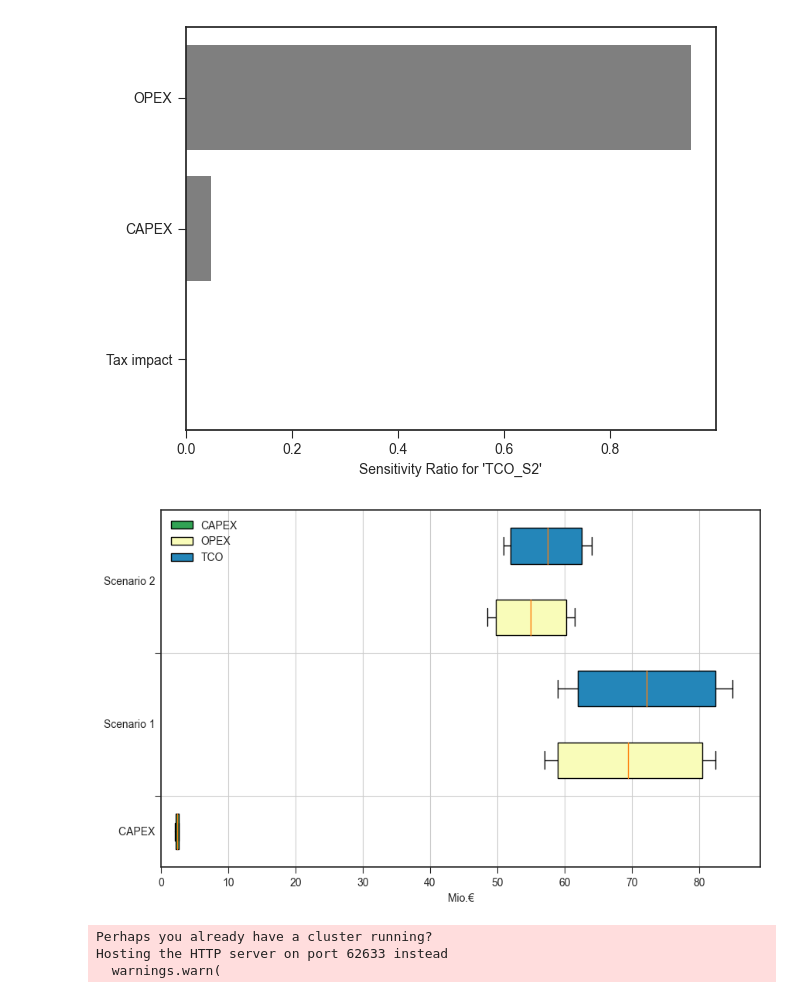
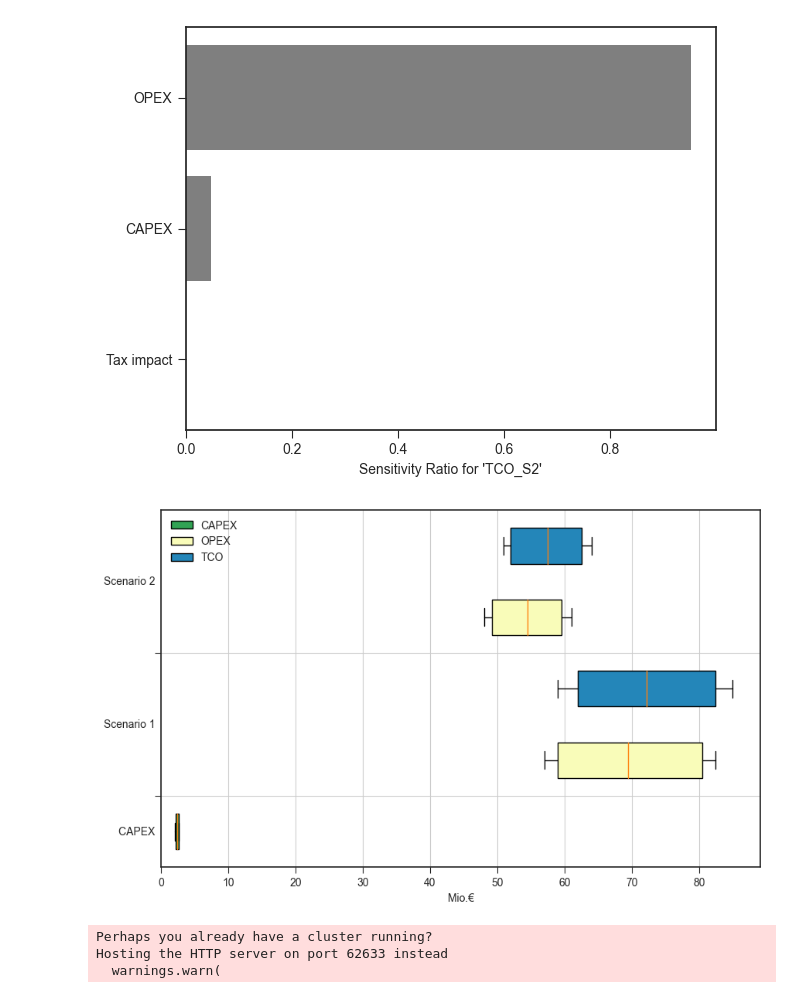
Before and after one commit to LCC-Tool/LCC_Tool_5MW-PEMWE, a Jupyter notebook: LCC_tool.ipynb, the cells around one changed output. Drawn from its saved outputs; the diff is of its cells as text; code cells hidden in the pictures.

```diff
--- a/LCC_tool.ipynb
+++ b/LCC_tool.ipynb
@@ -1867,7 +1867,7 @@ Done calculating sensitivity indices.
 # We use the p5 and p95 to plot a boxplot
 capex = {'min': 2.098, 'max': 2.64, 'median': 2.36, 'p5': 2.14, 'p95': 2.58}
 opex_s1 = {'min': 57, 'max': 82.5, 'median': 69.5, 'p5': 59, 'p95': 80.5}
-opex_s2 = {'min': 48.5, 'max': 61.5, 'median': 55, 'p5': 49.8, 'p95': 60.2}
+opex_s2 = {'min': 48, 'max': 61, 'median': 54.5, 'p5': 49.2, 'p95': 59.5}
 tco_s1 = {'min': 59, 'max': 85, 'median': 72.25, 'p5': 62, 'p95': 82.5}
 tco_s2 = {'min': 50.9, 'max': 64, 'median': 57.5, 'p5': 52, 'p95': 62.5}
 
@@ -1884,34 +1884,34 @@ bp = plt.boxplot(
             labels=['CAPEX', 'OPEX S1', 'TCO S1', 'OPEX S2', 'TCO S2'], vert=False, patch_artist=True)
 
 # Set color
 colors = [(49/255, 163/255, 84/255), (249/255, 252/255, 185/255), (36/255, 134/255, 185/255), (249/255, 252/255, 185/255), (36/255, 134/255, 185/255)]
 for box, color in zip(bp['boxes'], colors):
     box.set(facecolor=color)
 
 legend_elements = [Patch(facecolor=(49/255, 163/255, 84/255), edgecolor='black', label='CAPEX'),
                    Patch(facecolor=(249/255, 252/255, 185/255), edgecolor='black', label='OPEX'),
                    Patch(facecolor=(36/255, 134/255, 185/255), edgecolor='black', label='TCO'),]
 
 plt.legend(handles=legend_elements, loc='upper left')
 
 # Define x-axis
 plt.xlabel('Mio.€')
 
 # Set y-axis
 plt.xlim(0)
 
 plt.yticks([1.5, 3.5], ['', ''])
 
 # Set lengend
 plt.text(0, 1, 'CAPEX  ', ha='right', va='center')
 plt.text(0, 2.5, 'Scenario 1  ', ha='right', va='center')
 plt.text(0, 4.5, 'Scenario 2  ', ha='right', va='center')
 
 # Print plot
 plt.grid(True)
 plt.show()
 # %% [output]
-[figure, old version]
+[figure, new version]
 # %%
 # Levelized cost of hydrogen (LCOH) S1
 # with LCC_S1_mean
```
Also changed, not shown: parts of 1 cell of this notebook.
